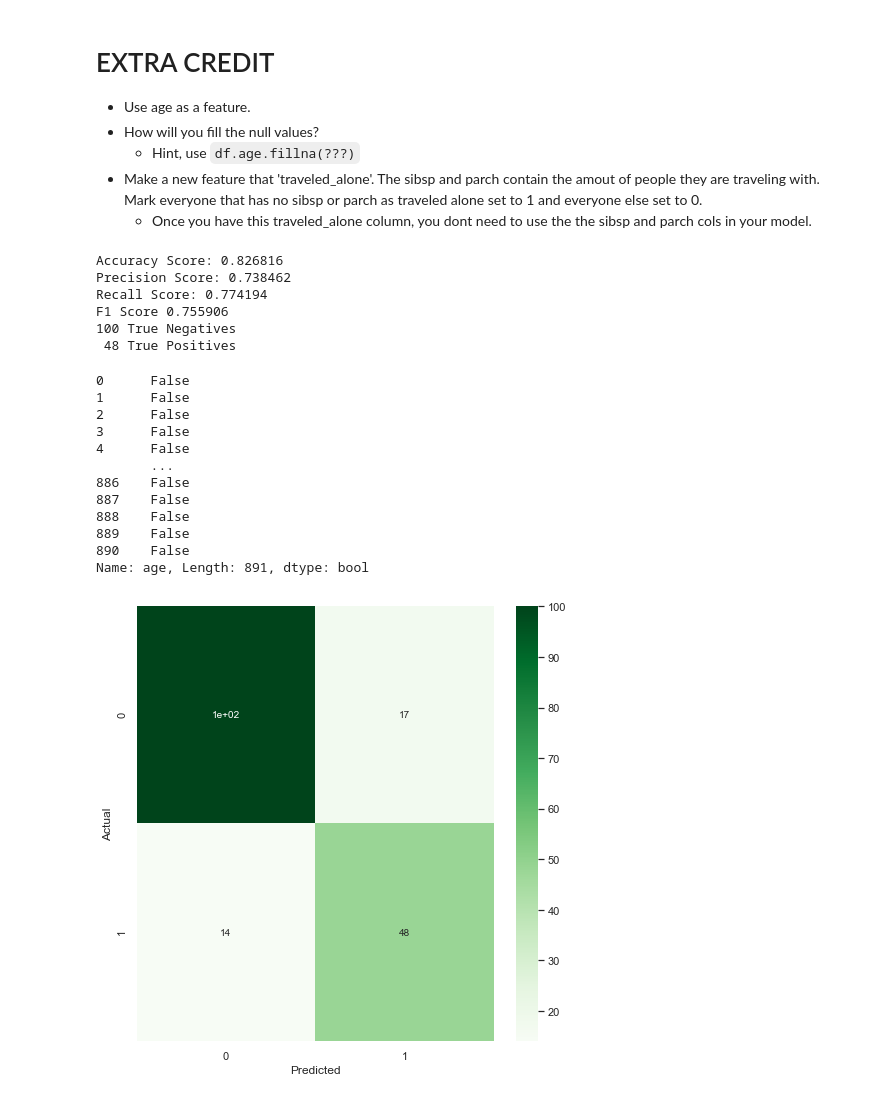
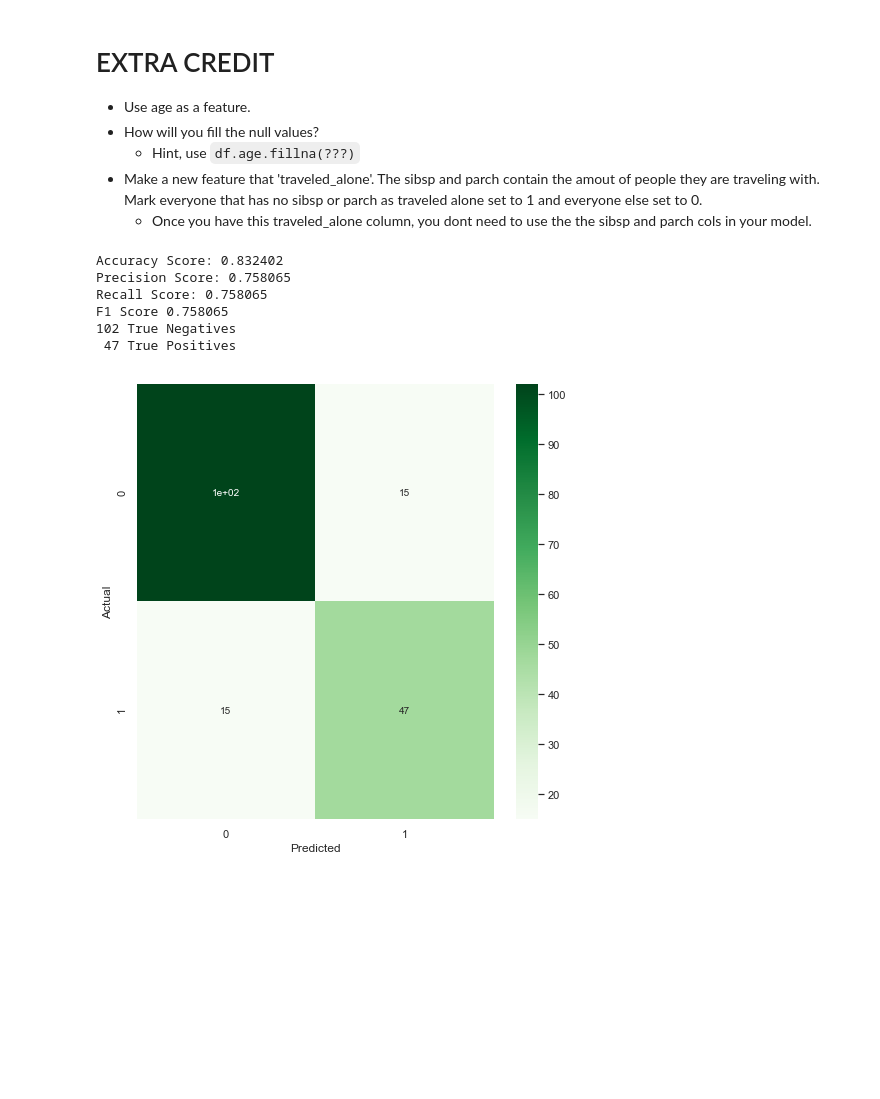
Before and after one commit to jzhao113/2020-fall-data-science, a Jupyter notebook: Week4-ML-Intro-Classification/Exercise-Logistic-Regression.ipynb, the cells around one changed output. Cells and saved outputs as stored; diff of their text form; code cells hidden in the pictures; blank space fills up the shorter version.

```diff
--- a/Week4-ML-Intro-Classification/Exercise-Logistic-Regression.ipynb
+++ b/Week4-ML-Intro-Classification/Exercise-Logistic-Regression.ipynb
@@ -279,7 +279,7 @@ df["traveled_alone"] = np.where(select_condition & select_condition2, 1 , 0)
 df.drop(columns=['sibsp', 'parch'])
 
 # Update your `selected_features` to include the new traveled alone and age
-selected_features = ["traveled_alone", "fare", "sex_male","pclass_2","pclass_3","embarked_Q","embarked_S"]
+selected_features = ["traveled_alone", "fare", "sex_male","pclass_2","pclass_3","embarked_Q","embarked_S","age"]
 
 # Define your X and y variables
 X = df[selected_features]
@@ -298,49 +298,37 @@ model_3.fit(X_train,y_train)
 # Make new predicitions using our testing data.
 y_pred = model_3.predict(X_test)
 
 # Calculate our accuracy
 accuracy_3 = accuracy_score(y_test,y_pred)
 
 # Calculate our precision score
 precision_3 = precision_score(y_test,y_pred)
 
 # Calculate our recall score
 recall_3 = recall_score(y_test,y_pred)
 
 # Calculate your f1-score
 f1_3 = f1_score(y_test,y_pred)
 
 # Print each of our scores to inspect performance.
 print("Accuracy Score: %f" % accuracy_3)
 print("Precision Score: %f" % precision_3)
 print("Recall Score: %f" % recall_3)
 print('F1 Score %f' % f1_3)
 
 # Plot your confusion matrix.
 cm = confusion_matrix(y_test, y_pred)
 tn, fp, fn, tp = confusion_matrix(y_test, y_pred).ravel()
 fig = plt.figure(figsize=(8,8))
 ax = sns.heatmap(cm, annot=True, cmap='Greens')
 plt.xlabel('Predicted')
 plt.ylabel('Actual')
 print(cm[0][0],'True Negatives\n', cm[1][1],'True Positives')
 # %% [output]
-Accuracy Score: 0.826816
-Precision Score: 0.738462
-Recall Score: 0.774194
-F1 Score 0.755906
-100 True Negatives
- 48 True Positives
+Accuracy Score: 0.832402
+Precision Score: 0.758065
+Recall Score: 0.758065
+F1 Score 0.758065
+102 True Negatives
+ 47 True Positives
-0      False
-1      False
-2      False
-3      False
-4      False
-       ...
-886    False
-887    False
-888    False
-889    False
-890    False
-Name: age, Length: 891, dtype: bool
-[figure, old version]
+[figure, new version]
```
Also changed, not shown: parts of 1 cell of this notebook.
